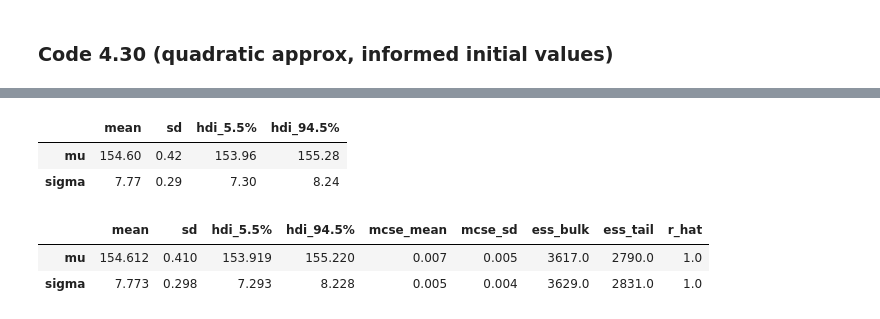
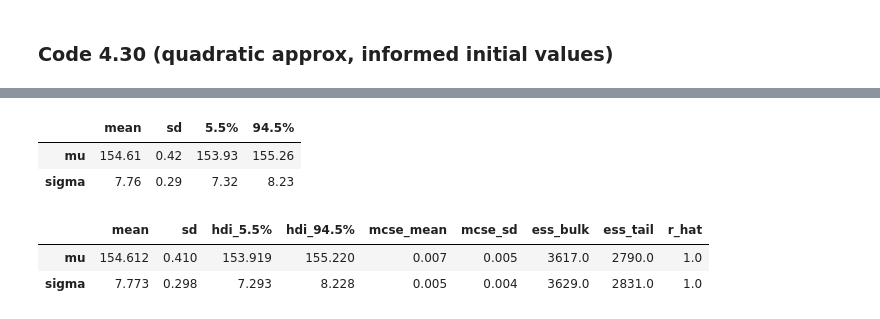
Before and after one commit to jaredxfeng/rethinking, a Jupyter notebook: notebooks/ch4_simpReg.ipynb, the cells around one changed output, grey strips where cells are left out. Cells and saved outputs as stored; diff of their text form; code cells hidden in the pictures.

```diff
--- a/notebooks/ch4_simpReg.ipynb
+++ b/notebooks/ch4_simpReg.ipynb
@@ -524,9 +525,9 @@ with height_model:
 # %%
-az.summary(trace, round_to=2, kind="stats")
+precis(trace)
 # %% [output]
-|  | mean | sd | hdi_5.5% | hdi_94.5% |
-| mu | 154.60 | 0.42 | 153.96 | 155.28 |
-| sigma | 7.77 | 0.29 | 7.30 | 8.24 |
+|  | mean | sd | 5.5% | 94.5% |
+| mu | 154.61 | 0.42 | 153.93 | 155.26 |
+| sigma | 7.76 | 0.29 | 7.32 | 8.23 |
 # %%
 az.summary(trace)
 # %% [output]
```
Also changed, not shown: parts of 34 cells of this notebook, 2 other files.
